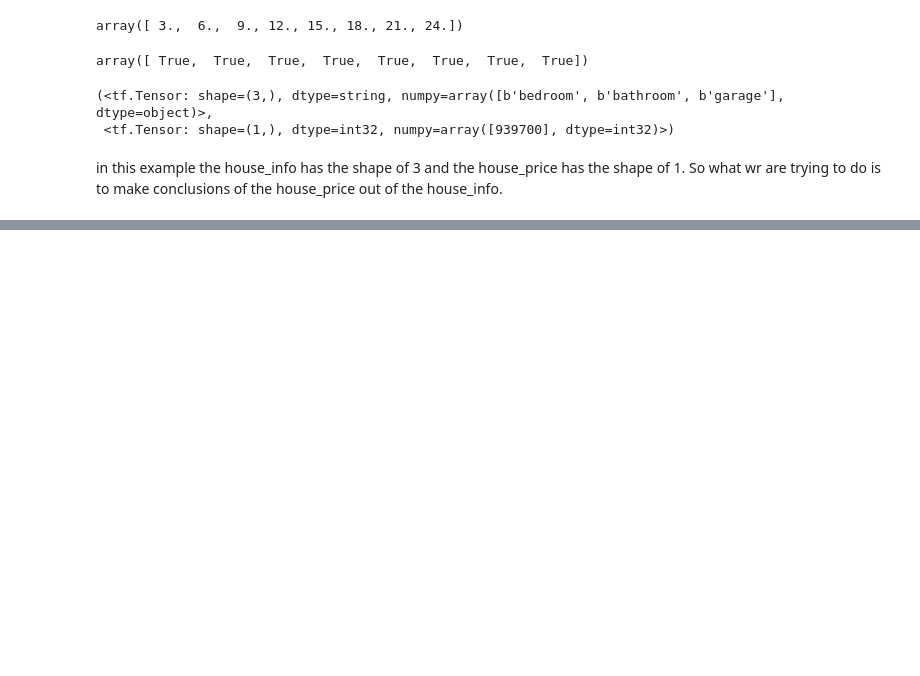
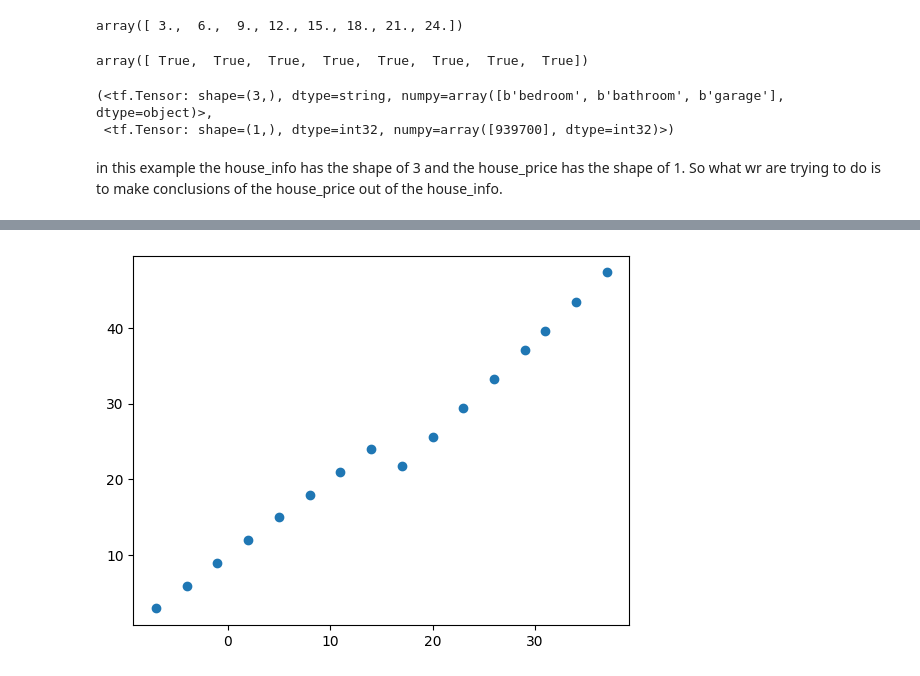
Before and after one commit to ftwr42/TensorFlow_for_Deep_Learning_Bootcamp, a Jupyter notebook: Abschnitt 3: Neural network regression with TensorFlow/first.ipynb, the cells around one changed output, grey strips where cells are left out. Saved outputs shown, nothing was run; the diff lists cells and outputs as text; code cells hidden in the pictures; blank space fills up the shorter version.

```diff
--- a/Abschnitt 3: Neural network regression with TensorFlow/first.ipynb
+++ b/Abschnitt 3: Neural network regression with TensorFlow/first.ipynb
@@ -120,0 +220,13 @@ So what wr are trying to do is to make conclusions of the house_price out of the
+# %%
+def concat_pred_and_print(x_test: list, x, y, model):
+    test = tf.cast(x_test, dtype=tf.float32)
+
+    test_predict = model.predict(test)
+    test_reshape = tf.reshape(test_predict, shape=(len(x_test),))
+
+    x_all = tf.concat([x, test], axis=0)
+    y_all = tf.concat([y, test_reshape], axis=0)
+    plt.scatter(x_all, y_all)
+# %%
+concat_pred_and_print([17, 20, 23, 26, 29, 31, 34, 37], X, y, model)
+# %% [output]
@@ -120,0 +234 @@ So what wr are trying to do is to make conclusions of the house_price out of the
+[figure, added]
```
Also changed, not shown: parts of 39 cells of this notebook, 1 other file.
